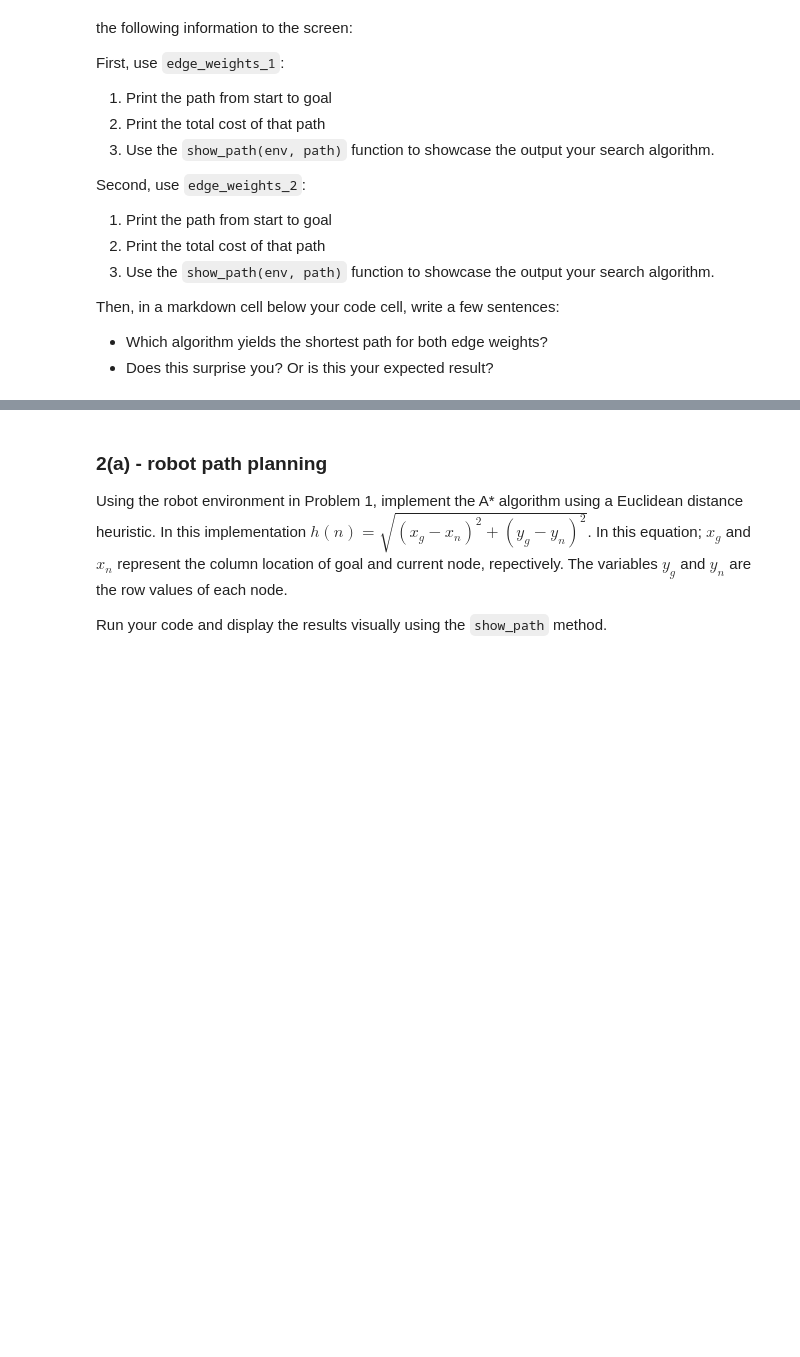
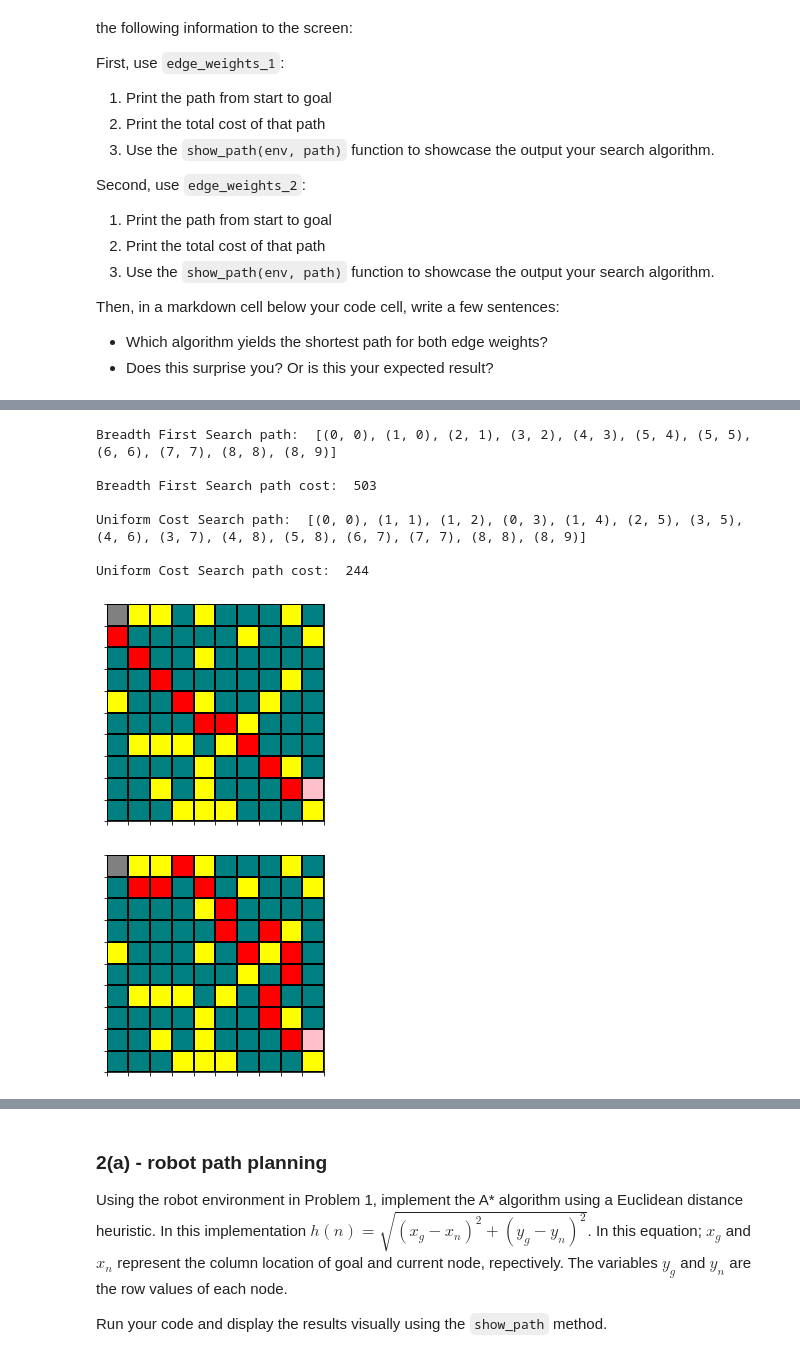
Before and after one commit to the-rich-piana/CSCI_AI, a Jupyter notebook: CSCI3202_HW7_Giuliano_Costa.ipynb, the cells around one changed output, grey strips where cells are left out. Cells and saved outputs as stored; diff of their text form; code cells hidden in the pictures; blank space fills up the shorter version.

```diff
--- a/CSCI3202_HW7_Giuliano_Costa.ipynb
+++ b/CSCI3202_HW7_Giuliano_Costa.ipynb
@@ -382,0 +439,31 @@ graph = edge_weights_2
+# %%
+# Next we show the solution paths for edge_weights_2
+
+start = (0,0)
+goal = (8,9)
+graph = edge_weights_2
+
+#Your code here
+
+#1. BFS
+bfs_path2, bfs_cost2 = breadth_first(start, goal, graph, return_cost=True)
+print("Breadth First Search path: ", bfs_path2, "\n")
+print("Breadth First Search path cost: ", bfs_cost2, "\n")
+
+#2. UCS
+ucs_path2, ucs_cost2 = uniform_cost(start, goal, graph, return_cost=True)
+print("Uniform Cost Search path: ", ucs_path2, "\n")
+print("Uniform Cost Search path cost: ", ucs_cost2, "\n")
+
+show_path(env, bfs_path2)
+show_path(env, ucs_path2)
+# %% [output]
+Breadth First Search path:  [(0, 0), (1, 0), (2, 1), (3, 2), (4, 3), (5, 4), (5, 5), (6, 6), (7, 7), (8, 8), (8, 9)]
+
+Breadth First Search path cost:  503
+
+Uniform Cost Search path:  [(0, 0), (1, 1), (1, 2), (0, 3), (1, 4), (2, 5), (3, 5), (4, 6), (3, 7), (4, 8), (5, 8), (6, 7), (7, 7), (8, 8), (8, 9)]
+
+Uniform Cost Search path cost:  244
+[figure, added]
+[figure, added]
```
Also changed, not shown: parts of 31 cells of this notebook, 1 other file.
